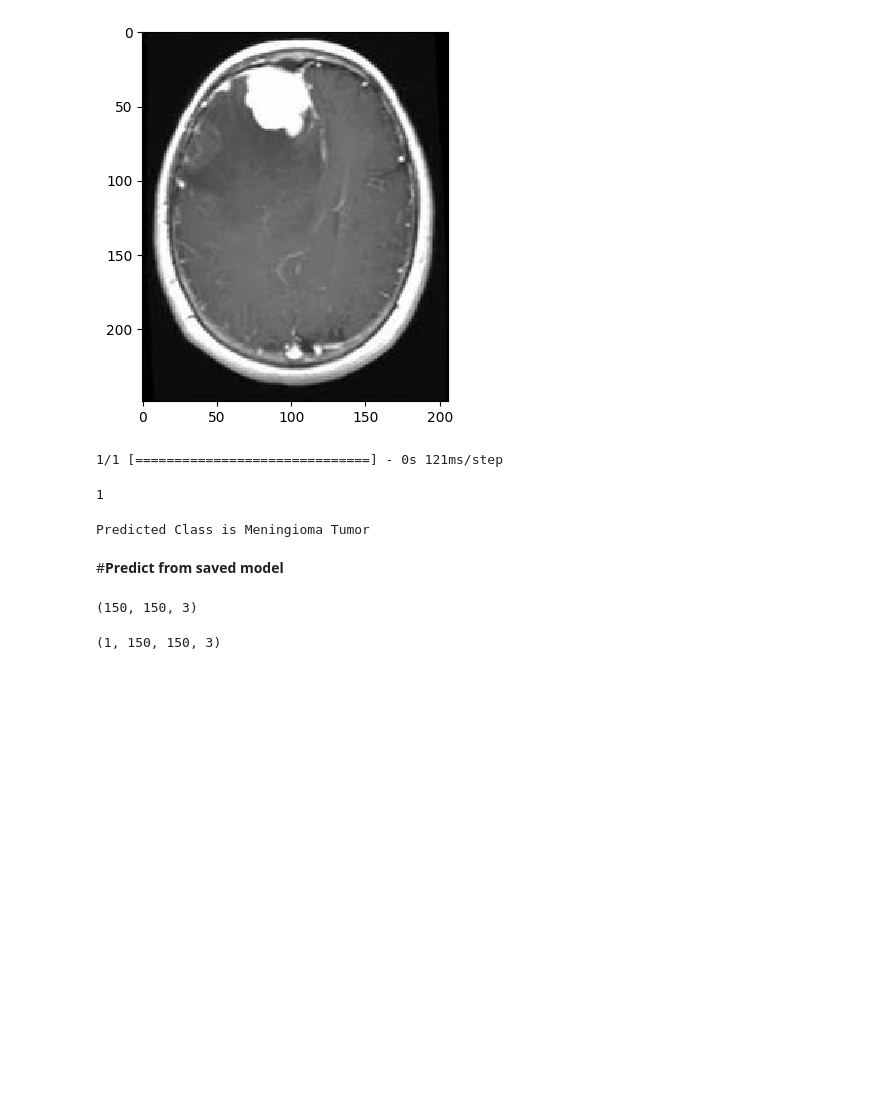
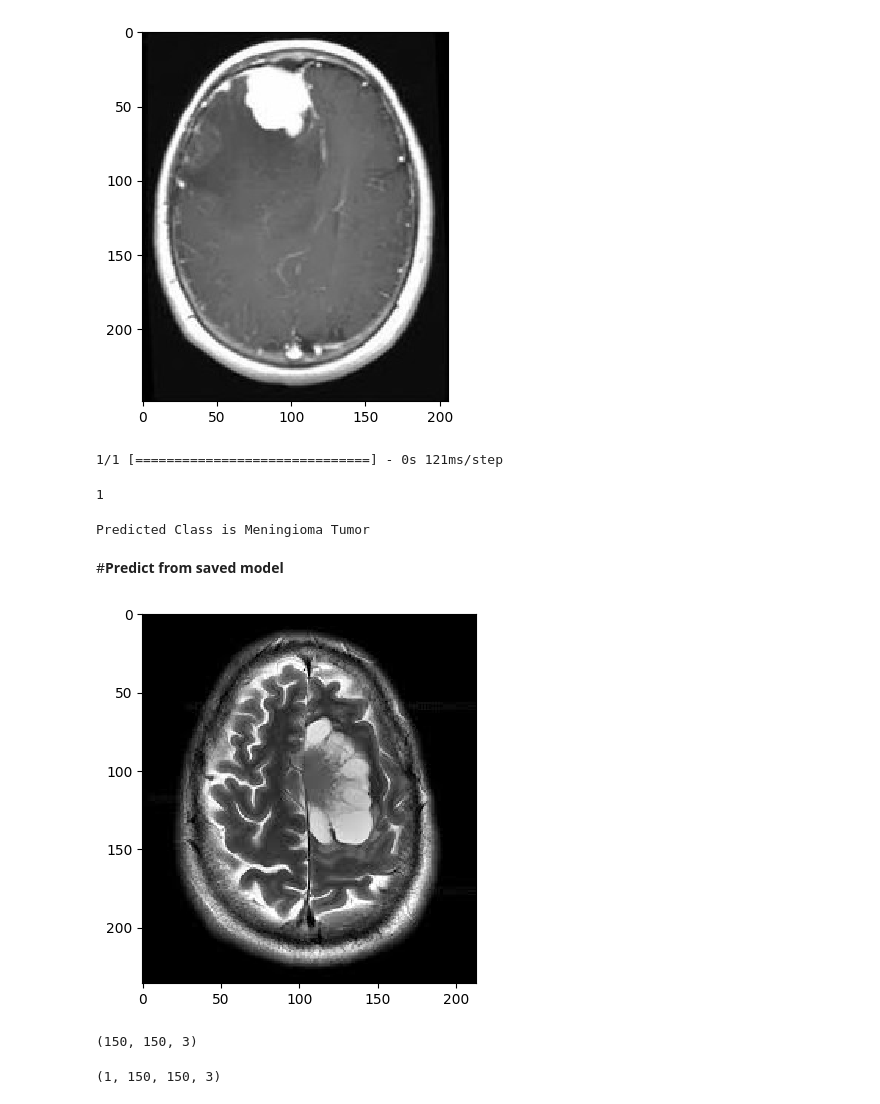
Before and after one commit to Khasnuwr/Brain-Tumor-Dataset, a Jupyter notebook: Brain_Tumor_Classifier.ipynb, the cells around one changed output. Drawn from its saved outputs; the diff is of its cells as text; code cells hidden in the pictures; blank space fills up the shorter version.

```diff
--- a/Brain_Tumor_Classifier.ipynb
+++ b/Brain_Tumor_Classifier.ipynb
@@ -247,7 +247,9 @@ model.save('/content/Brain-Tumor-Segmentation/Models/braintumor.h5')
 # %% [markdown]
 # **Reading and extracting the Image into image array and predict from the Trained Model**
 # %%
-img = cv2.imread('/content/Brain-Tumor-Segmentation/dataset/Testing/meningioma_tumor/image(112).jpg')
+PATH = '/content/Brain-Tumor-Segmentation/dataset/Testing/meningioma_tumor/image(112).jpg'
+
+img = cv2.imread(PATH)
 img = cv2.resize(img,(150,150))
 img_array = np.array(img)
 img_array.shape
@@ -260,7 +262,7 @@ img_array.shape
 (1, 150, 150, 3)
 # %%
 from tensorflow.keras.preprocessing import image
-img = image.load_img('/content/Brain-Tumor-Segmentation/dataset/Testing/meningioma_tumor/image(112).jpg')
+img = image.load_img(PATH)
 plt.imshow(img,interpolation='nearest')
 plt.show()
 # %% [output]
@@ -288,4 +290,15 @@ if indices == 3:
 Predicted Class is Meningioma Tumor
 # %% [markdown]
 #**Predict from saved model**
+# %%
+from tensorflow.keras.preprocessing import image
+import matplotlib.pyplot as plt
+
+PATH = '/content/Brain-Tumor-Segmentation/dataset/Testing/meningioma_tumor/image(98).jpg'
+
+img = image.load_img(PATH)
+plt.imshow(img,interpolation='nearest')
+plt.show()
+# %% [output]
+[figure, added]
 # %%
```
Also changed, not shown: parts of 10 cells of this notebook.
